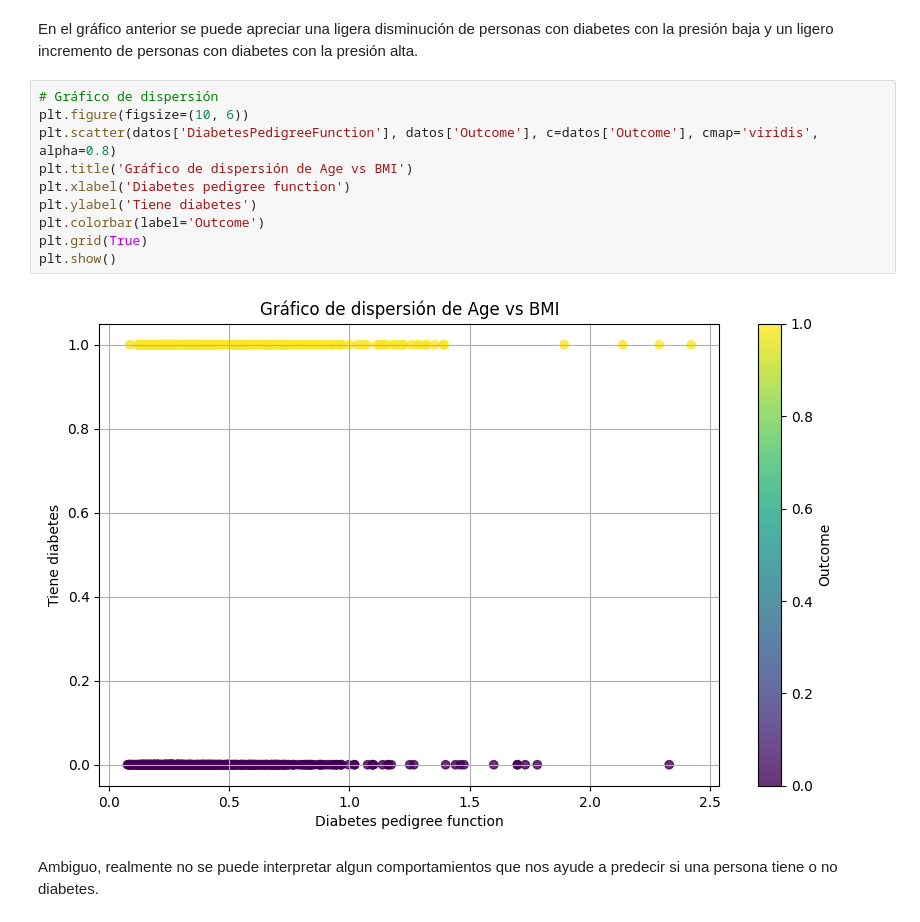
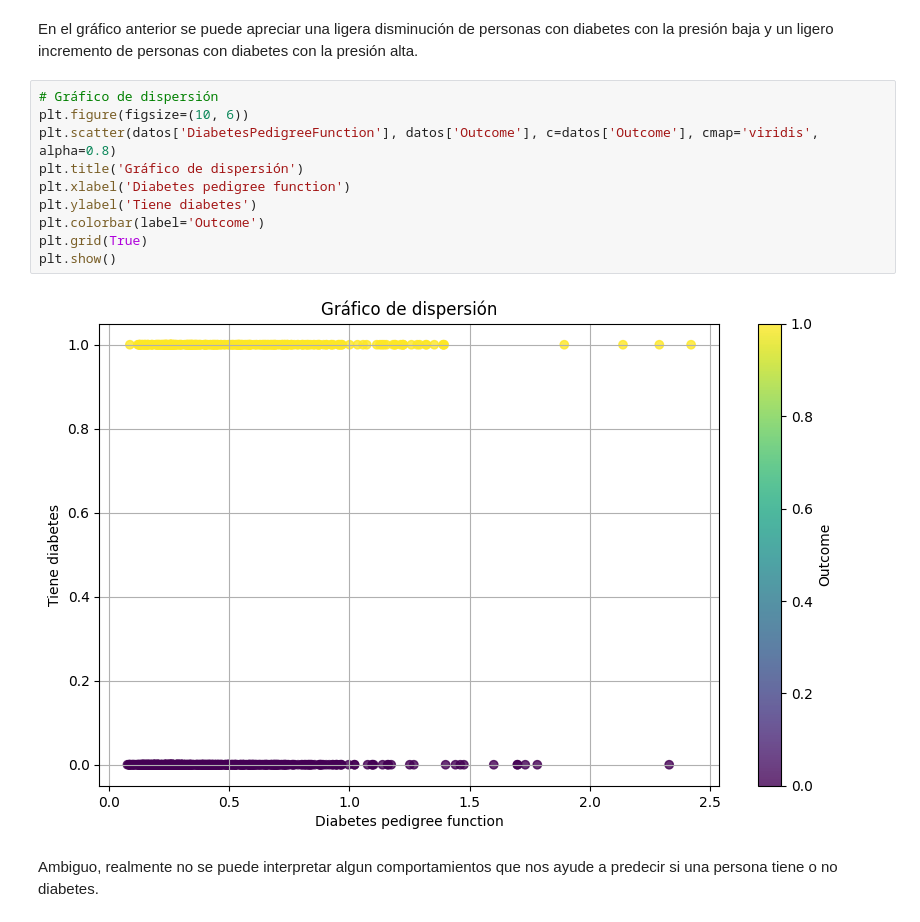
Before and after one commit to Sebascam9814/ProyectoIA, a Jupyter notebook: analisis_diabetes.ipynb, the cells around one changed output. Drawn from its saved outputs; the diff is of its cells as text.

```diff
--- a/analisis_diabetes.ipynb
+++ b/analisis_diabetes.ipynb
@@ -52,15 +69,15 @@ En el gráfico anterior se puede apreciar una ligera disminución de personas co
 # %%
 # Gráfico de dispersión
 plt.figure(figsize=(10, 6))
 plt.scatter(datos['DiabetesPedigreeFunction'], datos['Outcome'], c=datos['Outcome'], cmap='viridis', alpha=0.8)
-plt.title('Gráfico de dispersión de Age vs BMI')
+plt.title('Gráfico de dispersión')
 plt.xlabel('Diabetes pedigree function')
 plt.ylabel('Tiene diabetes')
 plt.colorbar(label='Outcome')
 plt.grid(True)
 plt.show()
 # %% [output]
-[figure, old version]
+[figure, new version]
 # %% [markdown]
 Ambiguo, realmente no se puede interpretar algun comportamientos que nos ayude a predecir si una persona tiene o no diabetes.
 # %%
```
Also changed, not shown: parts of 4 cells of this notebook, 3 other files.
